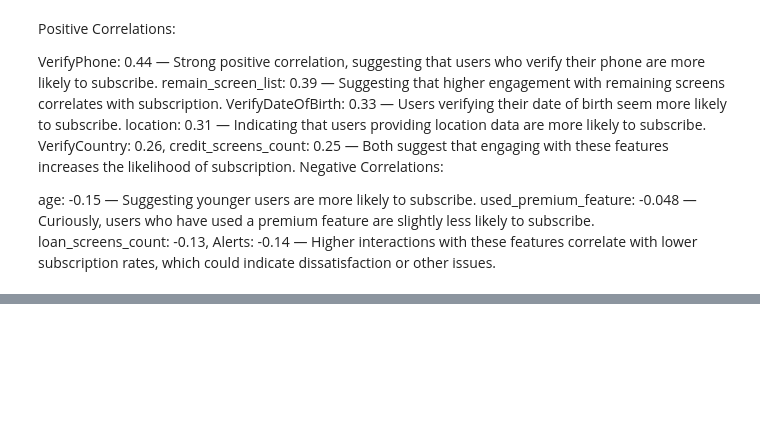
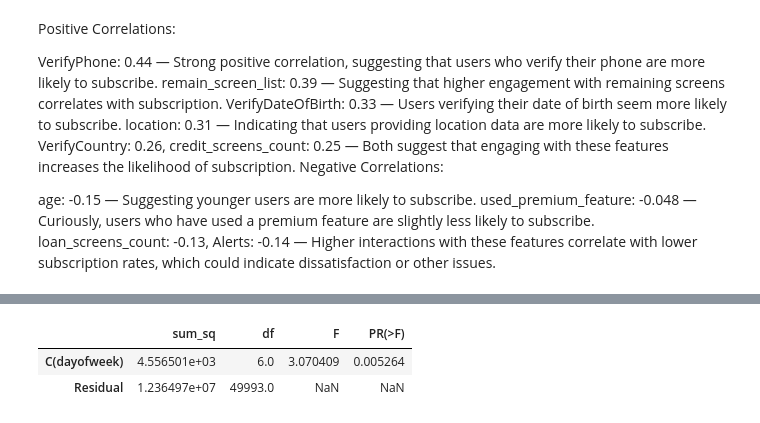
Before and after one commit to arygup/Behavioural-Research---Statistical-Methods, a Jupyter notebook: Aryan.ipynb, the cells around one changed output, grey strips where cells are left out. Drawn from its saved outputs; the diff is of its cells as text; code cells hidden in the pictures; blank space fills up the shorter version.

```diff
--- a/Aryan.ipynb
+++ b/Aryan.ipynb
@@ -148,0 +237,13 @@ plt.show()
+# %%
+import statsmodels.api as sm
+from statsmodels.formula.api import ols
+
+# Perform ANOVA between 'dayofweek' and 'numscreens'
+anova_model = ols('numscreens ~ C(dayofweek)', data=data).fit()
+anova_results = sm.stats.anova_lm(anova_model, typ=2)  # Type 2 ANOVA DataFrame
+
+anova_results
+# %% [output]
+|  | sum_sq | df | F | PR(>F) |
+| C(dayofweek) | 4.556501e+03 | 6.0 | 3.070409 | 0.005264 |
+| Residual | 1.236497e+07 | 49993.0 | NaN | NaN |
```
Also changed, not shown: parts of 8 cells of this notebook.
